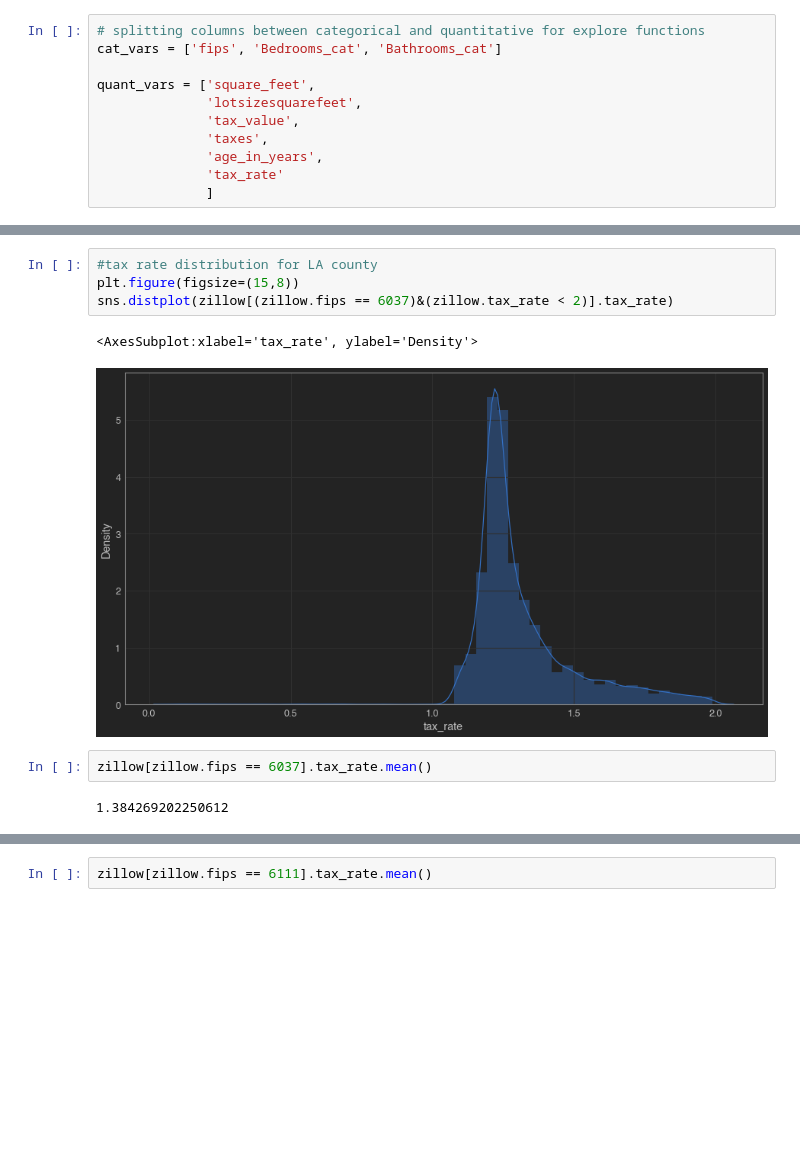
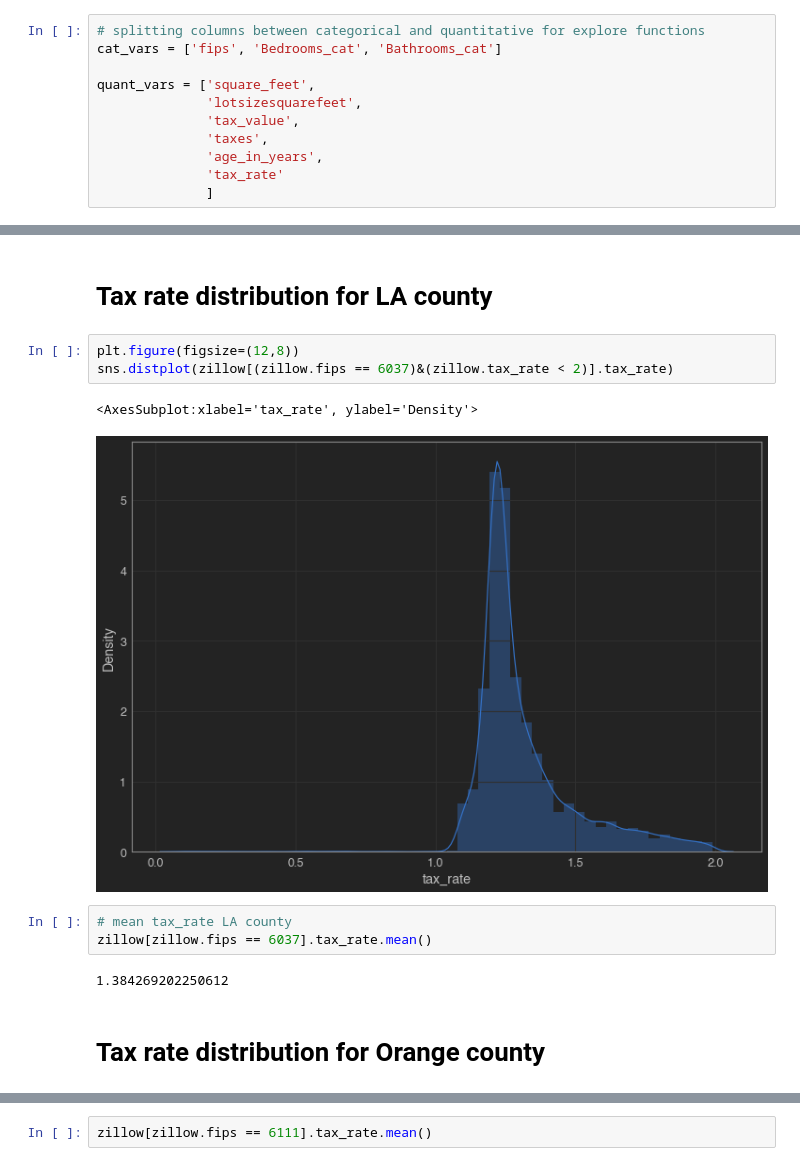
Before and after one commit to Ken-Alviola/Regression-Project-Zillow, a Jupyter notebook: Regression_Project_Zillow.ipynb, the cells around one changed output, grey strips where cells are left out. Saved outputs shown, nothing was run; the diff lists cells and outputs as text; blank space fills up the shorter version.

```diff
--- a/Regression_Project_Zillow.ipynb
+++ b/Regression_Project_Zillow.ipynb
@@ -137,15 +143,19 @@ min      1.000000e+03
 max      1.178048e+06
 Name: tax_value, dtype: float64
 ... (6 outputs left out)
+# %% [markdown]
+# Tax rate distribution for LA county
 # %%
-#tax rate distribution for LA county
-plt.figure(figsize=(15,8))
+plt.figure(figsize=(12,8))
 sns.distplot(zillow[(zillow.fips == 6037)&(zillow.tax_rate < 2)].tax_rate)
 # %% [output]
 <AxesSubplot:xlabel='tax_rate', ylabel='Density'>
-[figure, old version]
+[figure, new version]
 # %%
+# mean tax_rate LA county
 zillow[zillow.fips == 6037].tax_rate.mean()
 # %% [output]
 1.384269202250612
+# %% [markdown]
+# Tax rate distribution for Orange county
 # %%
```
Also changed, not shown: parts of 59 cells of this notebook.
